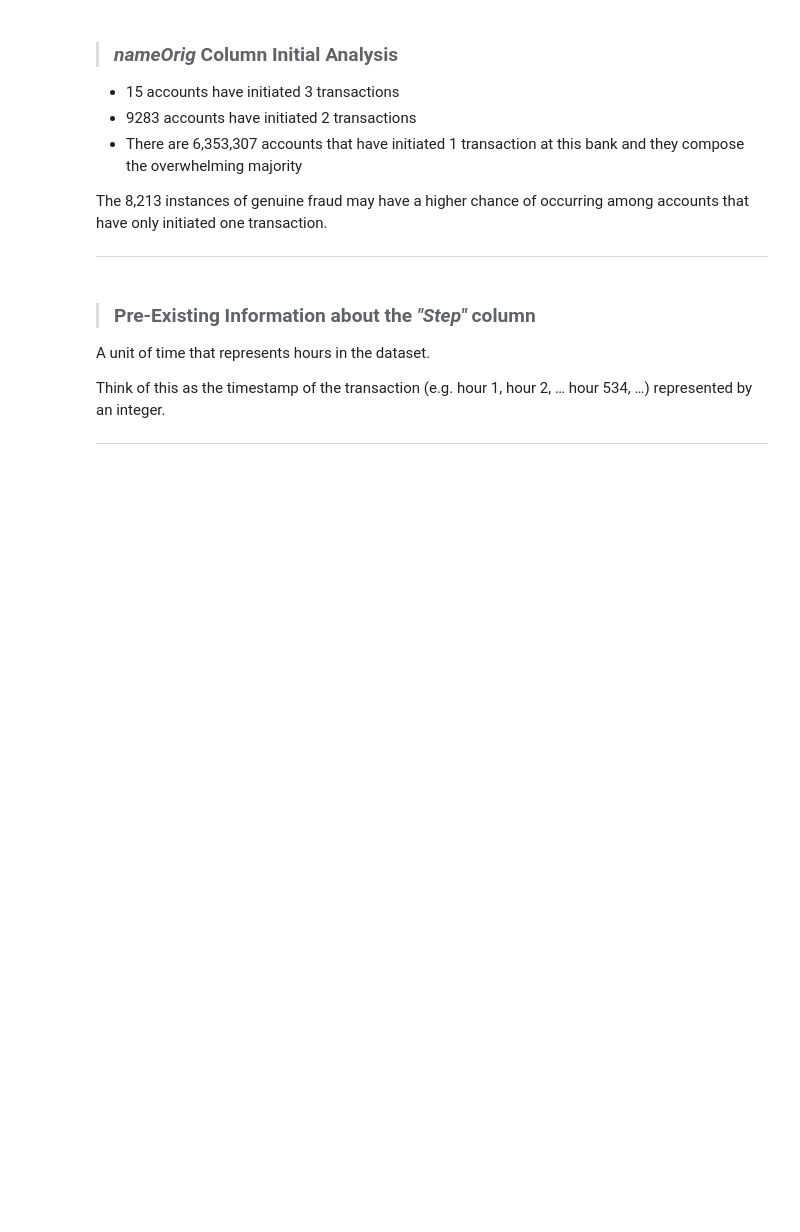
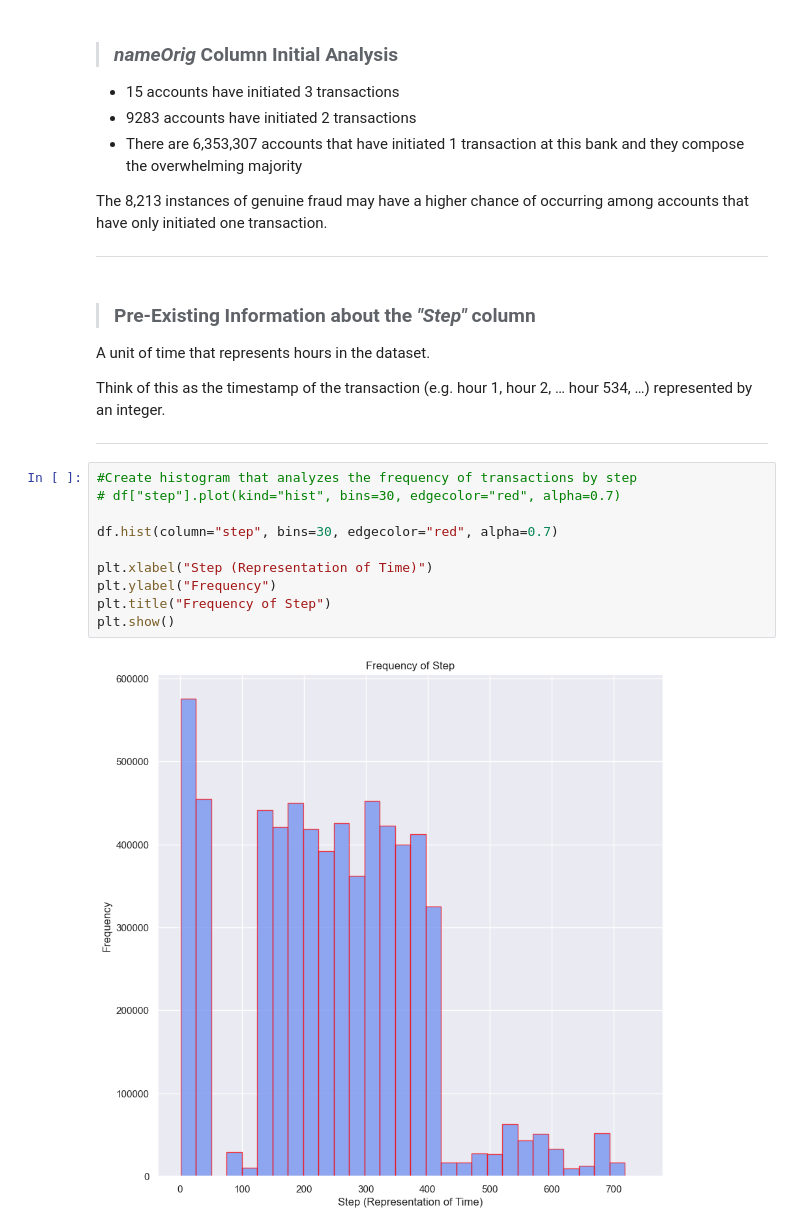
Before and after one commit to thetechleila/Financial-Fraud-Detection-Model, a Jupyter notebook: eda.ipynb, the cells around one changed output. Saved outputs shown, nothing was run; the diff lists cells and outputs as text; blank space fills up the shorter version.

```diff
--- a/eda.ipynb
+++ b/eda.ipynb
@@ -383,3 +383,15 @@ A unit of time that represents hours in the dataset.
 
 Think of this as the timestamp of the transaction (e.g. hour 1, hour 2, … hour 534, …) represented by an integer.
 ___
+# %%
+#Create histogram that analyzes the frequency of transactions by step
+# df["step"].plot(kind="hist", bins=30, edgecolor="red", alpha=0.7)
+
+df.hist(column="step", bins=30, edgecolor="red", alpha=0.7)
+
+plt.xlabel("Step (Representation of Time)")
+plt.ylabel("Frequency")
+plt.title("Frequency of Step")
+plt.show()
+# %% [output]
+[figure, added]
```
